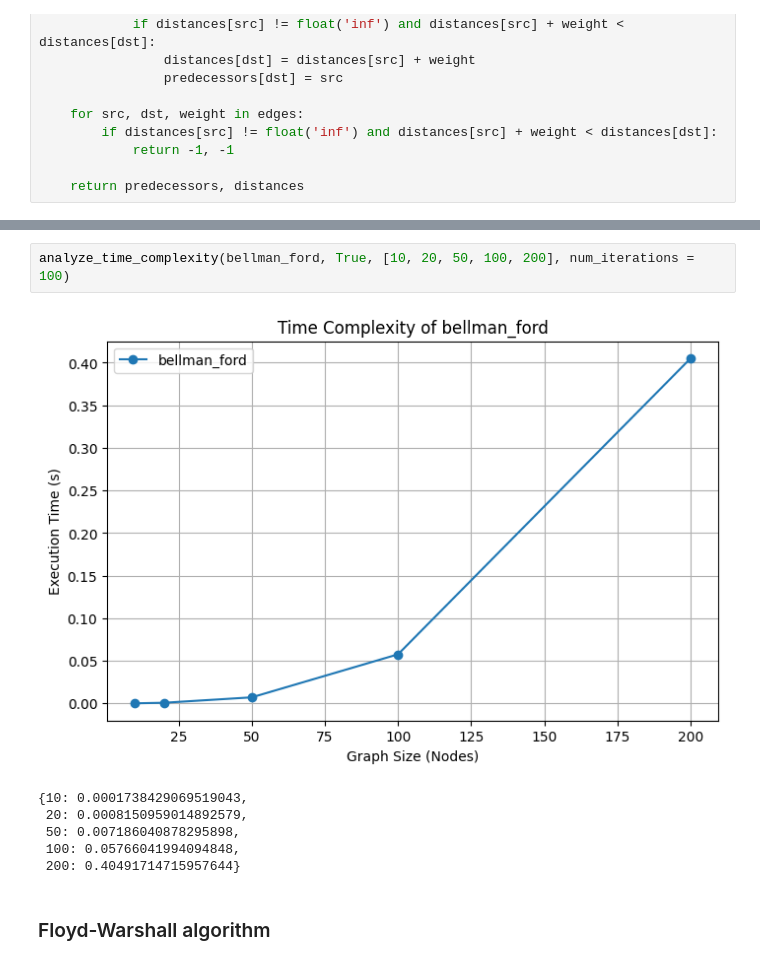
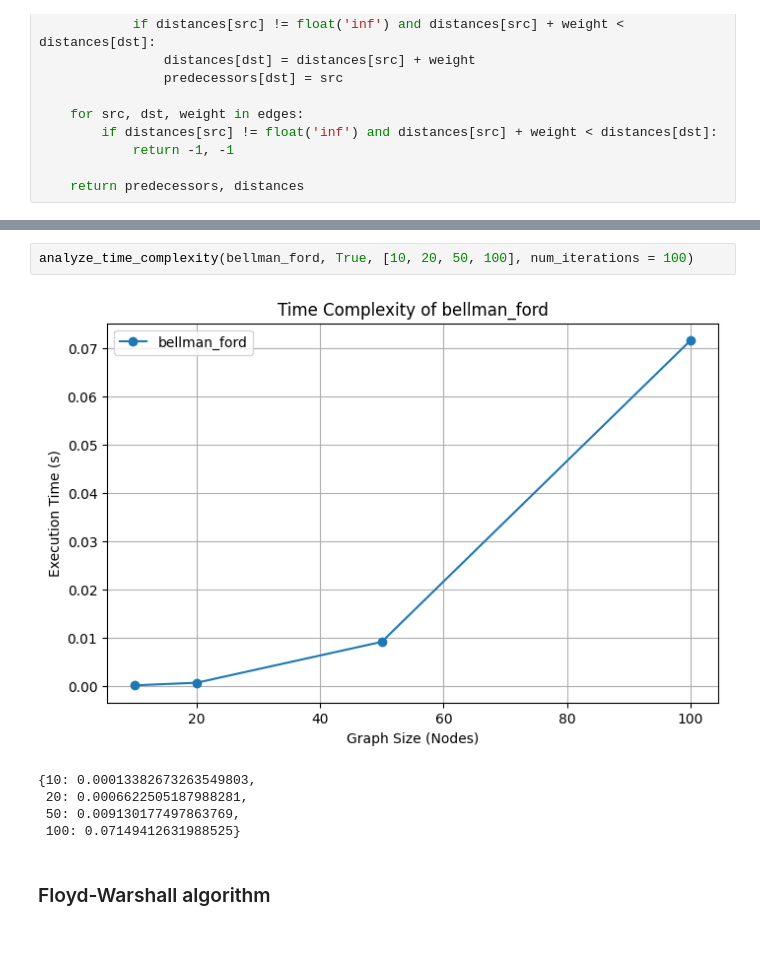
Before and after one commit to rasthpop/discrete-mathematics-tree-lab, a Jupyter notebook: Lab1_trees.ipynb, the cells around one changed output, grey strips where cells are left out. Cells and saved outputs as stored; diff of their text form.

```diff
--- a/Lab1_trees.ipynb
+++ b/Lab1_trees.ipynb
@@ -336,12 +355,11 @@ Distances to 9: -4
 # %%
-analyze_time_complexity(bellman_ford, True, [10, 20, 50, 100, 200], num_iterations = 100)
+analyze_time_complexity(bellman_ford, True, [10, 20, 50, 100], num_iterations = 100)
 # %% [output]
-[figure, old version]
+[figure, new version]
-{10: 0.0001738429069519043,
- 20: 0.0008150959014892579,
- 50: 0.007186040878295898,
- 100: 0.05766041994094848,
- 200: 0.40491714715957644}
+{10: 0.00013382673263549803,
+ 20: 0.0006622505187988281,
+ 50: 0.009130177497863769,
+ 100: 0.07149412631988525}
 # %% [markdown]
 ### Floyd-Warshall algorithm
 # %%
```
Also changed, not shown: parts of 28 cells of this notebook.
